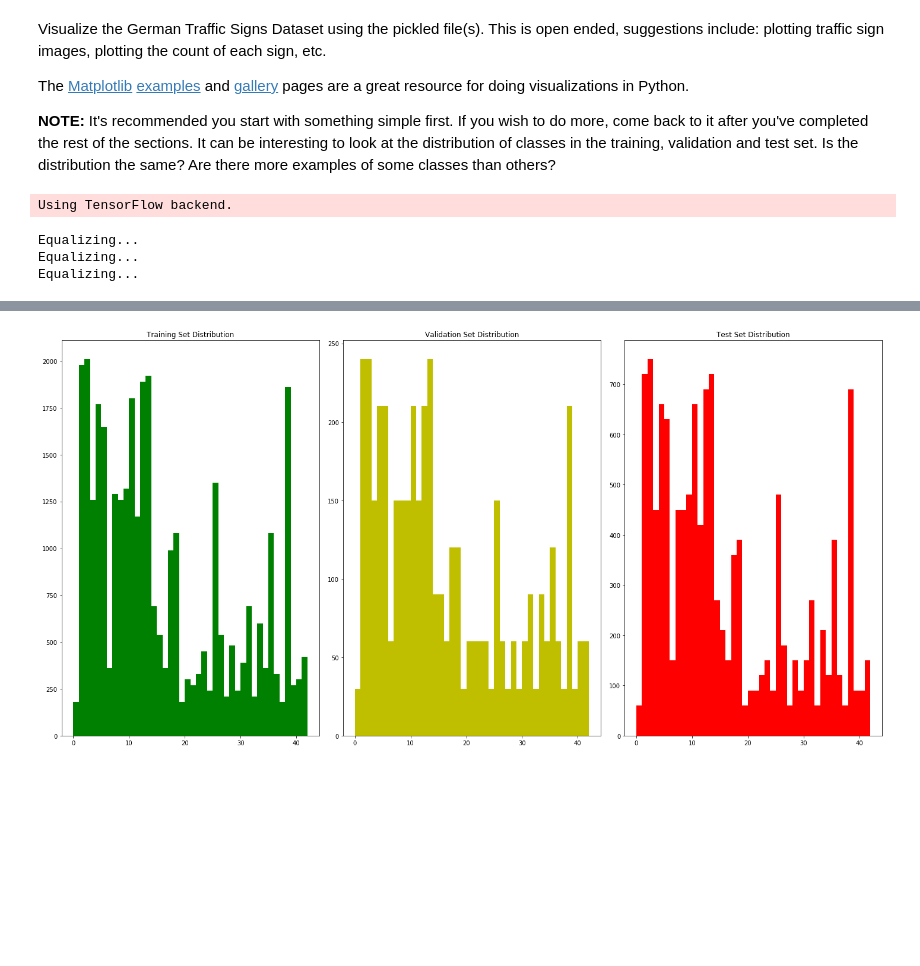
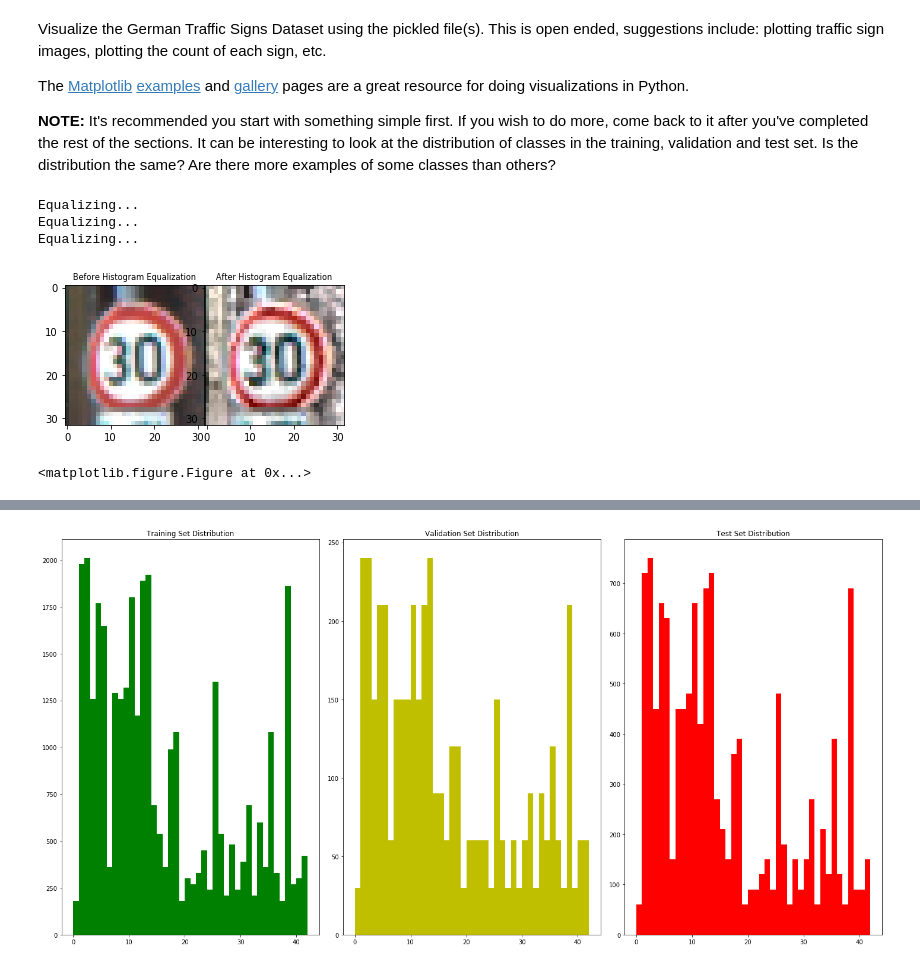
Before and after one commit to AbdulTheProgrammer/CarND-Traffic-Sign-Classifier-Project, a Jupyter notebook: Traffic_Sign_Classifier.ipynb, the cells around one changed output, grey strips where cells are left out. Drawn from its saved outputs; the diff is of its cells as text; code cells hidden in the pictures; blank space fills up the shorter version.

Commit message:
formatted ipython notebook

```diff
--- a/Traffic_Sign_Classifier.ipynb
+++ b/Traffic_Sign_Classifier.ipynb
@@ -104,23 +104,6 @@ import cv2
 from keras.preprocessing.image import ImageDataGenerator
 from PIL import Image
 import glob
-
-def transform_image(img,ang_range,shear_range,trans_range):
-    datagen = ImageDataGenerator(
-        rotation_range=40,
-        width_shift_range=0.2,
-        height_shift_range=0.2,
-        shear_range=0.1,
-        zoom_range=0.2,
-        horizontal_flip=True,
-        fill_mode='nearest')
-
-    i = 0
-    for batch in datagen.flow(np.array([img]), batch_size=1,
-                          save_to_dir='generated', save_prefix='signs', save_format='jpeg'):
-        return batch
-
-    return img
 
 def equalize_hist(img):
     img_yuv = cv2.cvtColor(img, cv2.COLOR_BGR2YUV)
@@ -135,84 +118,61 @@ def equalize_hist(img):
     return img_yuv
 
 
-def create_extra_data (full_x, full_y, start_index ,data_slice, data_class, extra_data_limit):
-    old_size = len(data_slice)
-    size = old_size
-    index = 0
-    while size < extra_data_limit:
-        transformed_img = transform_image(np.copy(data_slice[index]), 30,10,10)
-        full_x = np.append(transformed_img, full_x, axis=0 )
-        full_y = np.append(np.array(np.copy([data_class])), full_y, axis=0)
-        size += 1
-        index = (index + 1)%old_size
-
-    return full_x, full_y
-
-def process_dataset(data_x, data_y, freq, indices, u,  extra_data_limit=800):
-    old_size = len(data_y)
-    print("Augmenting training data...")
-    mask = freq < extra_data_limit
-
-    freq = freq[mask]
-    indices = indices[mask]
-    u = u[mask]
-
-    for i in range(len(indices)):
-        data_slice = np.array(data_x[indices[i]:indices[i]+ freq[i]])
-        data_x, data_y = create_extra_data(data_x , data_y , indices[i], data_slice, u[i], extra_data_limit)
-
-    return data_x, data_y, len(data_y)
-
-def load_extra_data(X_data, y_data):
-    print("Loading generated data...")
-    for filename in os.listdir('generated'):
-        img = cv2.imread(os.path.join('generated',filename))
-        if img is not None:
-            data_class = int(filename.split('_', 2)[1])
-            X_data = np.append(np.array([img]),X_data, axis=0)
-            y_data = np.append(np.array([data_class]), y_data, axis=0)
-    print('All image successfully loaded!')
-
-    return X_data, y_data, len(y_data)
-
 def equalize_data(data):
     print("Equalizing...")
     for i in range(len(data)):
         data[i] = equalize_hist(np.array(data[i]))
 
     return data
-# %% [output]
-Using TensorFlow backend.
 # %%
 ### Data processing/augmentation
 import random
 import matplotlib.pyplot as plt
 from sklearn.utils import shuffle
 from math import ceil
 import os
 # Visualizations will be shown in the notebook.
 %matplotlib inline
 
+
+img_bef_hist = np.copy(X_test[1])
+
 #histogram equalization on all data
 X_train = equalize_data(X_train)
 X_valid = equalize_data(X_valid)
 X_test = equalize_data(X_test)
 
+img_after_hist = X_test[1]
 
+f, axarr = plt.subplots(1, 2, figsize=(5,5))
+plt.figure()
+f.subplots_adjust(hspace = .4, wspace=.001)
+subtitle1 = "Before Histogram Equalization"
+axarr[0].set_title(subtitle1, fontsize=8)
+axarr[0].set_aspect(aspect=1, adjustable='box')
+axarr[0].imshow(img_bef_hist)
+subtitle2 = "After Histogram Equalization"
+axarr[1].set_title(subtitle2, fontsize=8)
+axarr[1].set_aspect(aspect=1, adjustable='box')
+axarr[1].imshow(np.round(img_after_hist).astype(np.uint8))
+
+plt.savefig('hist_compare.png', bbox_inches='tight')
 
 #sort training set after data equlization for visualization
 sorted_indices = np.argsort(y_test)
 y_test = y_test[sorted_indices]
 X_test = X_test[sorted_indices]
 u, indices, freq = np.unique(y_test, return_index=True, return_counts=True)
 sorted_indices = np.argsort(u)
 u = u[sorted_indices]
 indices = indices[sorted_indices]
 freq = freq[sorted_indices]
 # %% [output]
 Equalizing...
 Equalizing...
 Equalizing...
+[figure, added]
+<matplotlib.figure.Figure at 0x...>
 # %%
 f, axarr = plt.subplots(n_classes, 4, figsize=(15,n_classes*4))
 plt.figure()
```
Also changed, not shown: parts of 9 cells of this notebook, 6 other files.
